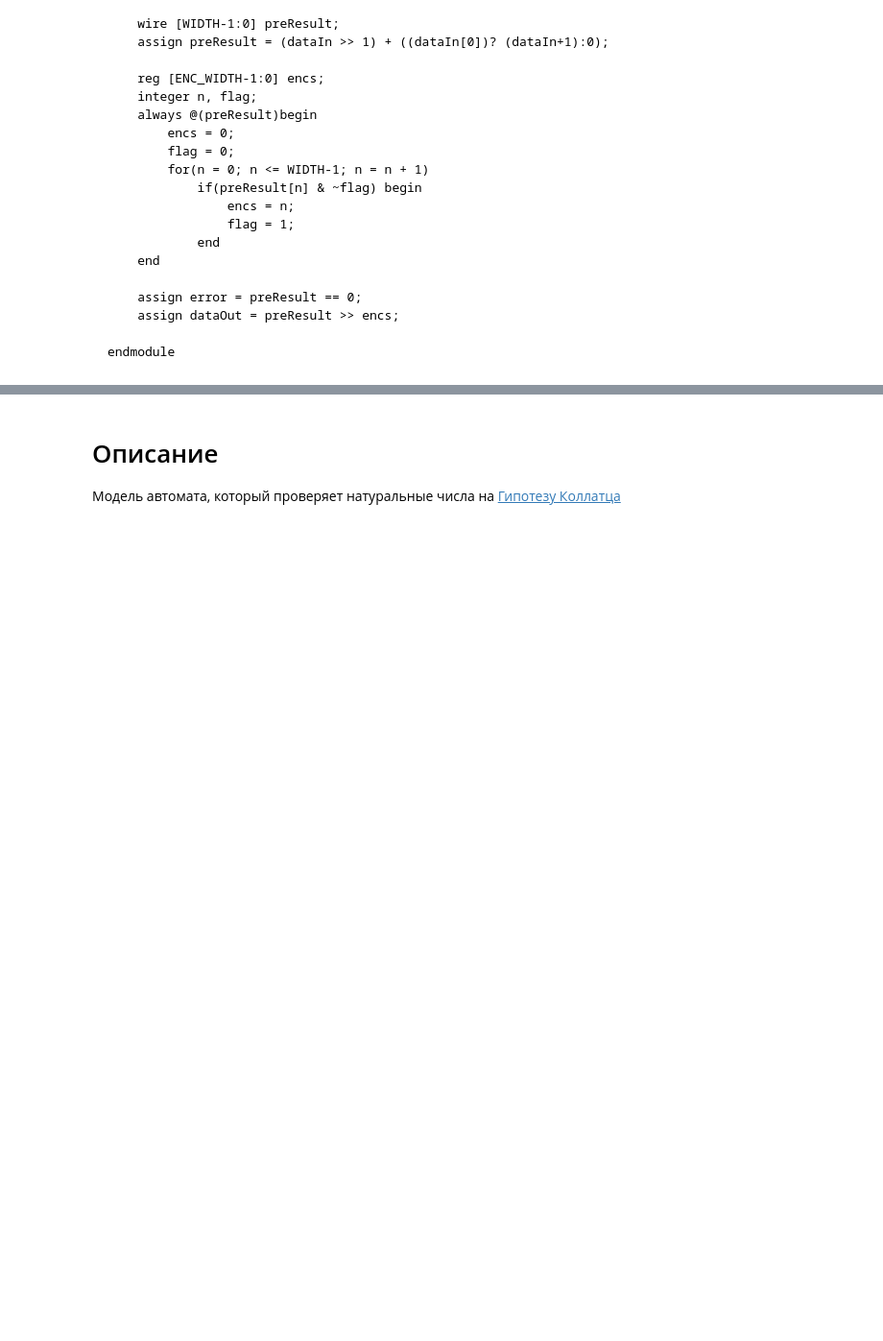
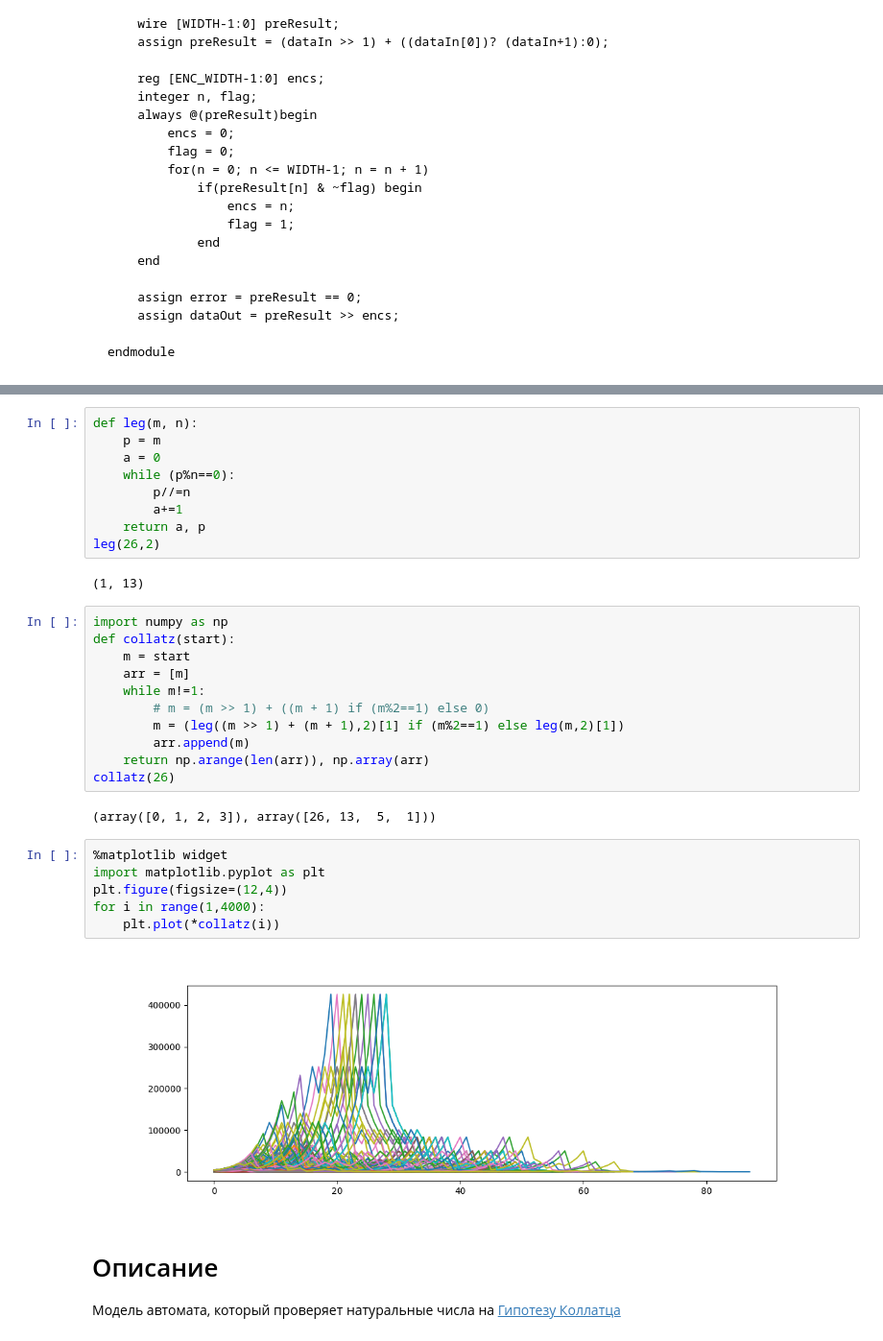
Before and after one commit to NikoSolov/MathDiscoveries, a Jupyter notebook: MyProjects/CollatzConjecture/CollatzConjecture.ipynb, the cells around one changed output, grey strips where cells are left out. Shown at 96% size. Cells and saved outputs as stored; diff of their text form; blank space fills up the shorter version.

```diff
--- a/MyProjects/CollatzConjecture/CollatzConjecture.ipynb
+++ b/MyProjects/CollatzConjecture/CollatzConjecture.ipynb
@@ -120,3 +70,35 @@ Hello from the pygame community. https://www.pygame.org/contribute.html
+# %%
+def leg(m, n):
+    p = m
+    a = 0
+    while (p%n==0):
+        p//=n
+        a+=1
+    return a, p
+leg(26,2)
+# %% [output]
+(1, 13)
+# %%
+import numpy as np
+def collatz(start):
+    m = start
+    arr = [m]
+    while m!=1:
+        # m = (m >> 1) + ((m + 1) if (m%2==1) else 0)
+        m = (leg((m >> 1) + (m + 1),2)[1] if (m%2==1) else leg(m,2)[1])
+        arr.append(m)
+    return np.arange(len(arr)), np.array(arr)
+collatz(26)
+# %% [output]
+(array([0, 1, 2, 3]), array([26, 13,  5,  1]))
+# %%
+%matplotlib widget
+import matplotlib.pyplot as plt
+plt.figure(figsize=(12,4))
+for i in range(1,4000):
+    plt.plot(*collatz(i))
+# %% [output]
+[figure, added]
 # %% [markdown]
 # Описание
 
```
Also changed, not shown: parts of 1 cell of this notebook, 10 other files.
